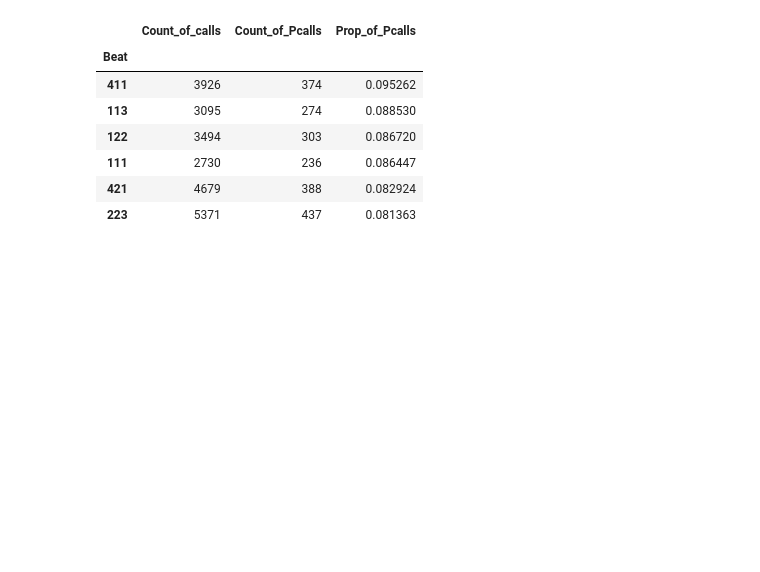
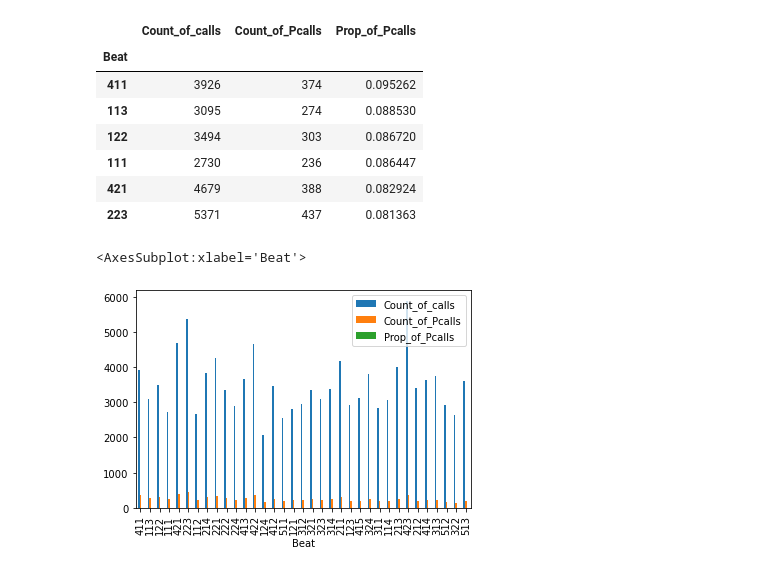
Before and after one commit to sadiesheridan/dataplus-project27-community-safety-durham, a Jupyter notebook: 10_code/EDA.ipynb, the cells around one changed output. Saved outputs shown, nothing was run; the diff lists cells and outputs as text; code cells hidden in the pictures; blank space fills up the shorter version.

```diff
--- a/10_code/EDA.ipynb
+++ b/10_code/EDA.ipynb
@@ -436,5 +436,11 @@ bothtypes.head(6)
 | 111 | 2730 | 236 | 0.086447 |
 | 421 | 4679 | 388 | 0.082924 |
 | 223 | 5371 | 437 | 0.081363 |
+# %%
+#Create a bar graph to show the proportion of high priority calls per beat
+bothtypes.plot.bar()
+# %% [output]
+<AxesSubplot:xlabel='Beat'>
+[figure, added]
 # %%
 #Merge population data
```
Also changed, not shown: parts of 3 cells of this notebook.
